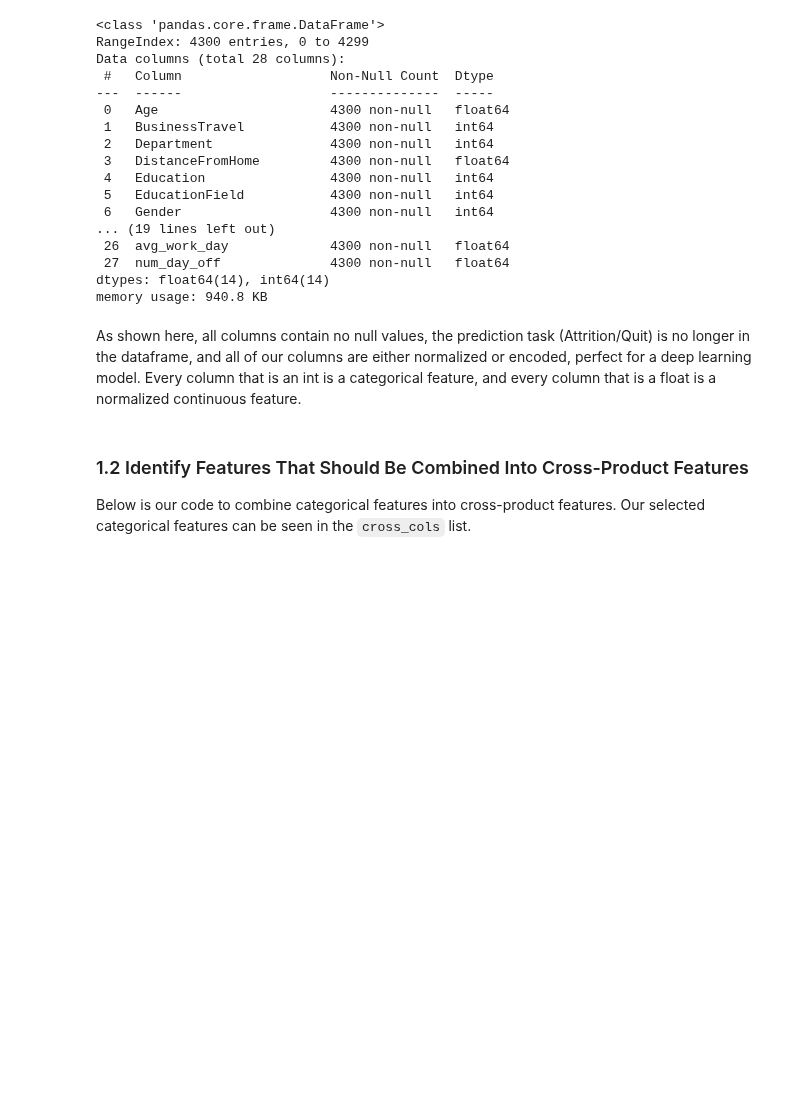
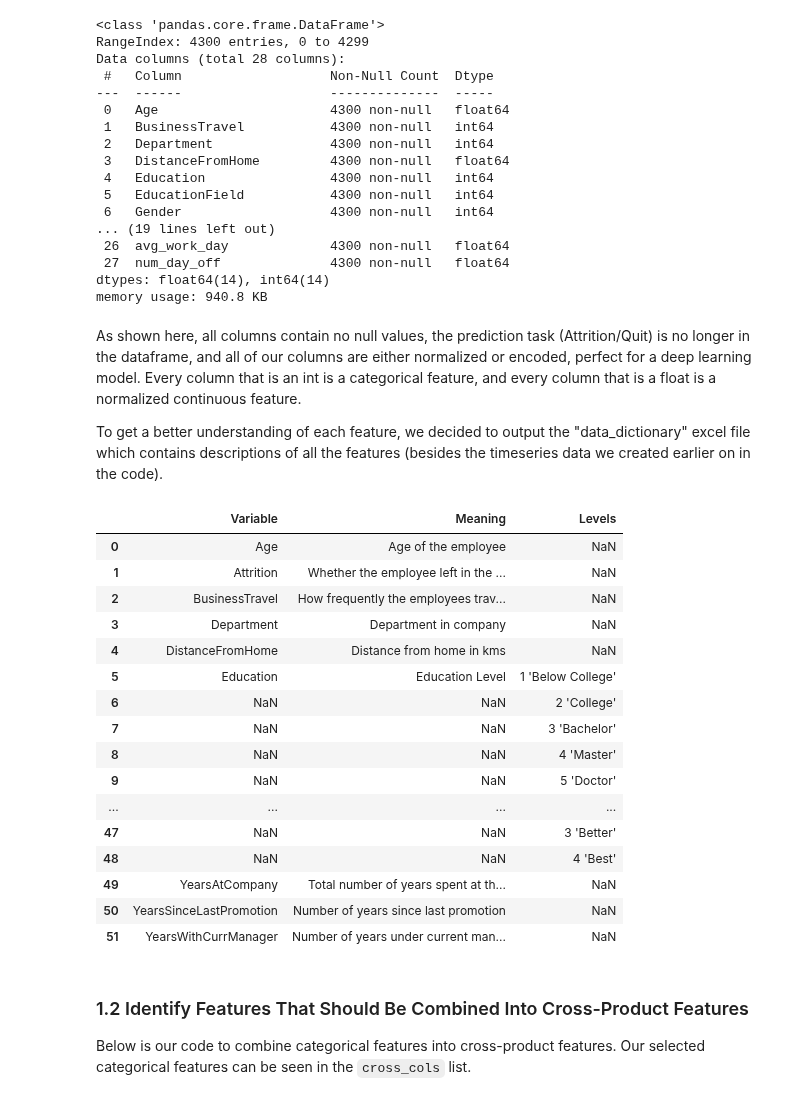
Before and after one commit to harrisonnoble/ml-projects, a Jupyter notebook: Lab 5/Lab 5.ipynb, the cells around one changed output. Cells and saved outputs as stored; diff of their text form; code cells hidden in the pictures; blank space fills up the shorter version.

```diff
--- a/Lab 5/Lab 5.ipynb
+++ b/Lab 5/Lab 5.ipynb
@@ -160,6 +160,30 @@ dtypes: float64(14), int64(14)
 memory usage: 940.8 KB
 # %% [markdown]
 As shown here, all columns contain no null values, the prediction task (Attrition/Quit) is no longer in the dataframe, and all of our columns are either normalized or encoded, perfect for a deep learning model. Every column that is an int is a categorical feature, and every column that is a float is a normalized continuous feature.
+
+To get a better understanding of each feature, we decided to output the "data_dictionary" excel file which contains descriptions of all the features (besides the timeseries data we created earlier on in the code).
+# %%
+desc = pd.read_excel('data_dictionary.xlsx')
+pd.set_option('display.max_colwidth', None)
+desc
+# %% [output]
+|  | Variable | Meaning | Levels |
+| 0 | Age | Age of the employee | NaN |
+| 1 | Attrition | Whether the employee left in the ... | NaN |
+| 2 | BusinessTravel | How frequently the employees trav... | NaN |
+| 3 | Department | Department in company | NaN |
+| 4 | DistanceFromHome | Distance from home in kms | NaN |
+| 5 | Education | Education Level | 1 'Below College' |
+| 6 | NaN | NaN | 2 'College' |
+| 7 | NaN | NaN | 3 'Bachelor' |
+| 8 | NaN | NaN | 4 'Master' |
+| 9 | NaN | NaN | 5 'Doctor' |
+| ... | ... | ... | ... |
+| 47 | NaN | NaN | 3 'Better' |
+| 48 | NaN | NaN | 4 'Best' |
+| 49 | YearsAtCompany | Total number of years spent at th... | NaN |
+| 50 | YearsSinceLastPromotion | Number of years since last promotion | NaN |
+| 51 | YearsWithCurrManager | Number of years under current man... | NaN |
 # %% [markdown]
 ### 1.2 Identify Features That Should Be Combined Into Cross-Product Features
 
```
Also changed, not shown: parts of 18 cells of this notebook, 1 other file.
